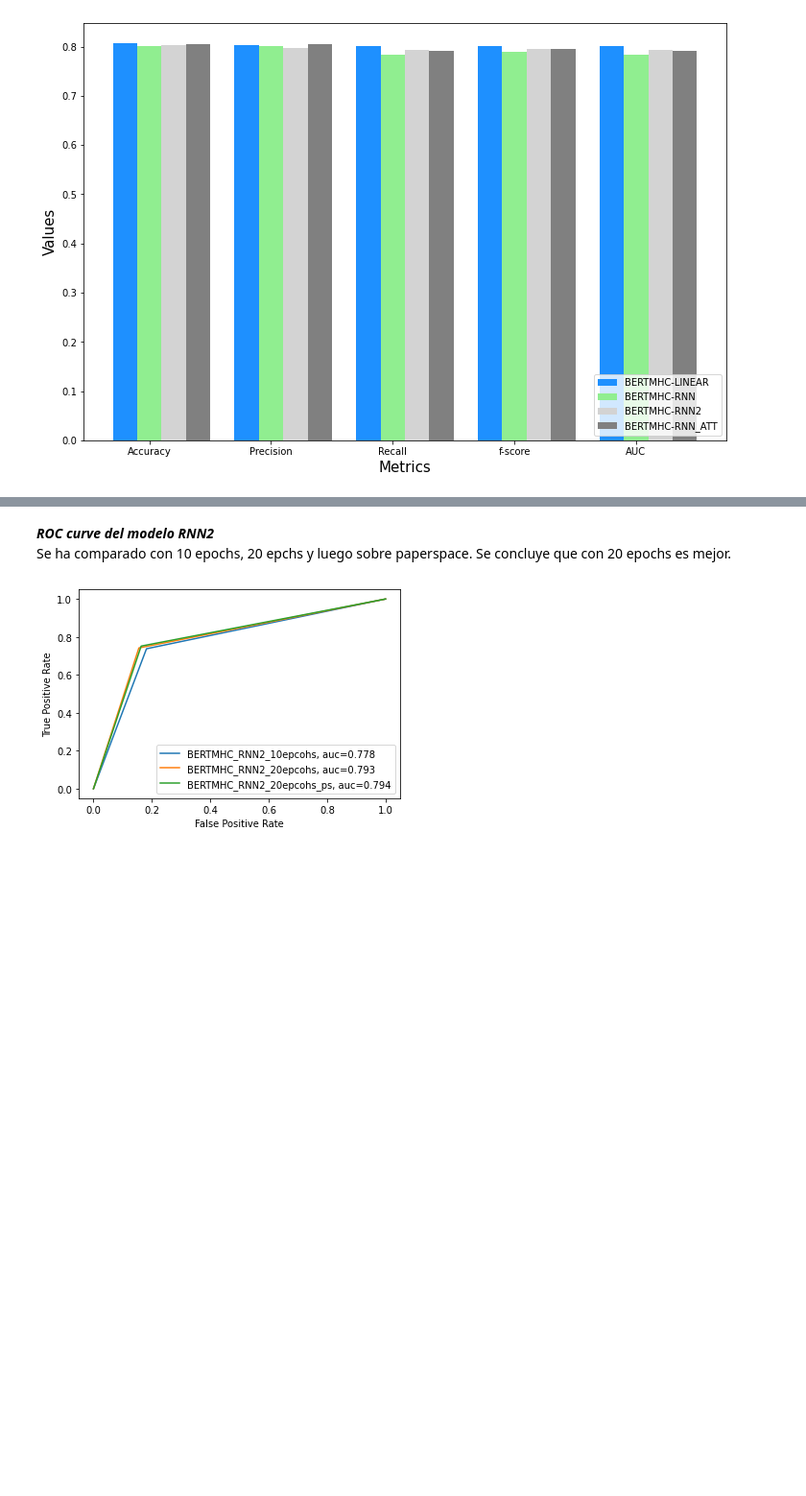
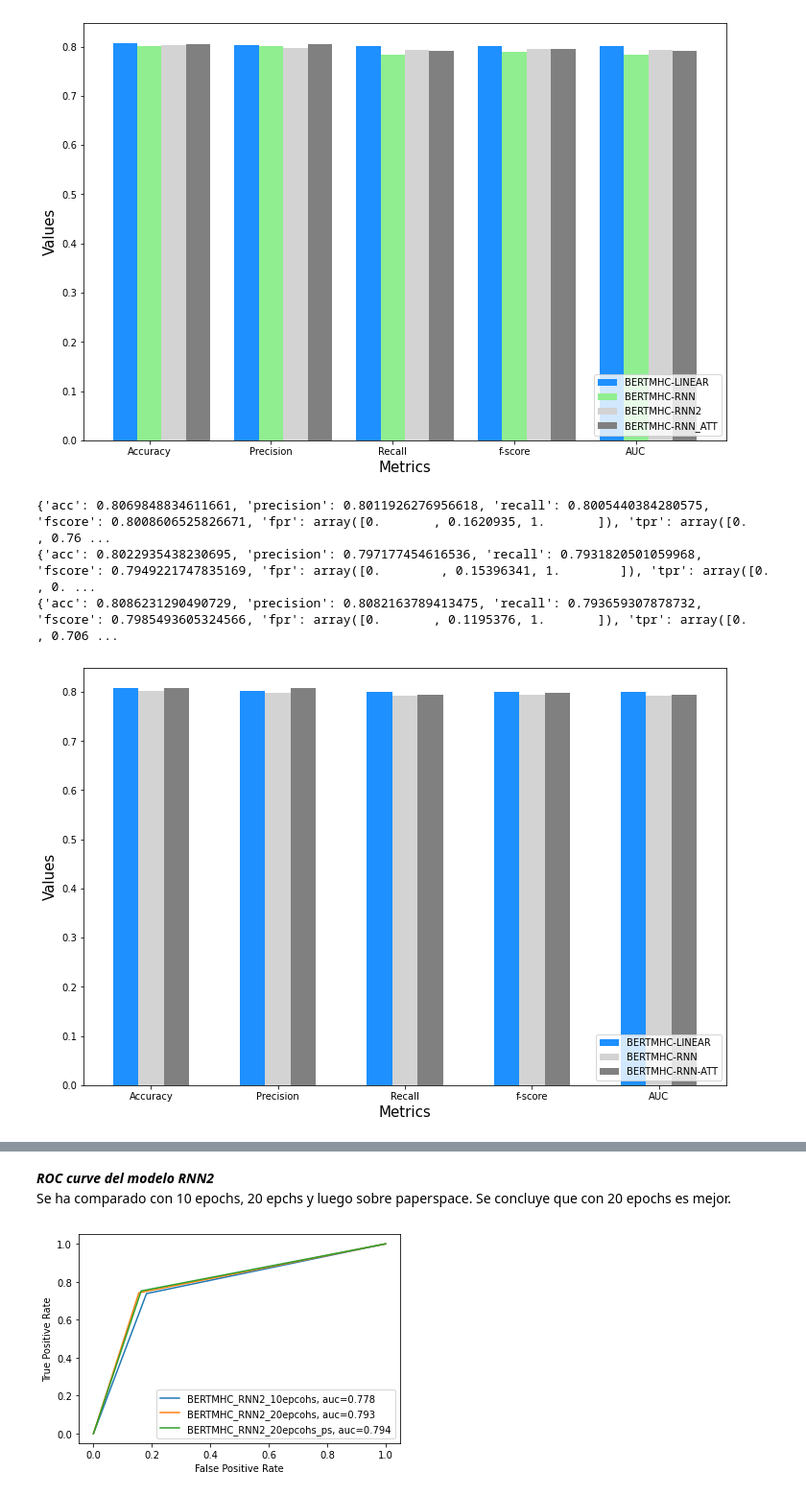
Before and after one commit to arceda/neoantigen, a Jupyter notebook: bertmhc/bertmhc/dataloader.ipynb, the cells around one changed output, grey strips where cells are left out. Shown: that part at 96% size. Cells and saved outputs as stored; diff of their text form; code cells hidden in the pictures; blank space fills up the shorter version.

Commit message:
processing results

```diff
--- a/bertmhc/bertmhc/dataloader.ipynb
+++ b/bertmhc/bertmhc/dataloader.ipynb
@@ -540,2 +536,19 @@ result_9 = compute_metrics("TRAIN_9", "BERTMHC_RNN2") # 20 epochs paperspace
+# %%
+"""
+result_3 = compute_metrics("TRAIN_3", "BERTMHC")
+result_5 = compute_metrics("TRAIN_5", "BERTMHC_RNN")
+result_6 = compute_metrics("TRAIN_6", "BERTMHC_RNN2") # 10 epochs
+result_7 = compute_metrics("TRAIN_7", "BERTMHC_RNN2") # 20 epochs
+result_8 = compute_metrics("TRAIN_8", "BERTMHC_RNN_ATT")
+result_9 = compute_metrics("TRAIN_9", "BERTMHC_RNN2") # 20 epochs paperspace
+"""
+# open results csv
+result_3 = compute_metrics("TRAIN_3", "BERTMHC", load_results=True)
+result_4 = compute_metrics("TRAIN_4", "BERTMHC", load_results=True)
+result_5 = compute_metrics("TRAIN_5", "BERTMHC_RNN", load_results=True)
+result_6 = compute_metrics("TRAIN_6", "BERTMHC_RNN2", load_results=True) # 10 epochs
+result_7 = compute_metrics("TRAIN_7", "BERTMHC_RNN2", load_results=True) # 20 epochs
+result_8 = compute_metrics("TRAIN_8", "BERTMHC_RNN_ATT", load_results=True)
+result_9 = compute_metrics("TRAIN_9", "BERTMHC_RNN2", load_results=True) # 20 epochs paperspace
 # %%
 print( [result_3[i] for i in result_3.keys() if i != 'fpr' and i != 'tpr'] )
@@ -578,3 +594,47 @@ plt.legend(loc="lower right")
 plt.savefig('metrics_comparison.png', dpi=300)
 # %% [output]
 [figure]
+# %%
+# ONLY FOR 3, 7 AND 8
+
+import matplotlib.pyplot as plt
+
+# set width of bar
+barWidth = 0.2
+fig = plt.subplots(figsize =(12, 8))
+
+# set height of bar
+train_3 = [ result_3['acc'], result_3['precision'], result_3['recall'], result_3['fscore'], result_3['auc'] ]
+train_7 = [ result_7['acc'], result_7['precision'], result_7['recall'], result_7['fscore'], result_7['auc'] ]
+train_8 = [ result_8['acc'], result_8['precision'], result_8['recall'], result_8['fscore'], result_8['auc'] ]
+
+# Set position of bar on X axis
+br1 = np.arange(len(train_3))
+br2 = [x + barWidth for x in br1]
+br3 = [x + barWidth for x in br2]
+br4 = [x + barWidth for x in br3]
+
+# Make the plot
+plt.bar(br1, train_3, color ='dodgerblue', width = barWidth, label ='BERTMHC-LINEAR')
+plt.bar(br2, train_7, color ='lightgray', width = barWidth, label ='BERTMHC-RNN')
+plt.bar(br3, train_8, color ='gray', width = barWidth, label ='BERTMHC-RNN-ATT')
+
+# Adding Xticks
+plt.xlabel('Metrics',  fontsize = 15)
+plt.ylabel('Values', fontsize = 15)
+plt.xticks([r + barWidth for r in range(len(train_3))],
+        ['Accuracy', 'Precision', 'Recall', 'f-score', 'AUC'])
+
+plt.legend(loc="lower right")
+#plt.show()
+plt.savefig('metrics_comparison_3_7_8.png', dpi=300)
+
+
+print(result_3)
+print(result_7)
+print(result_8)
+# %% [output]
+{'acc': 0.8069848834611661, 'precision': 0.8011926276956618, 'recall': 0.8005440384280575, 'fscore': 0.8008606525826671, 'fpr': array([0.       , 0.1620935, 1.       ]), 'tpr': array([0.        , 0.76 ...
+{'acc': 0.8022935438230695, 'precision': 0.797177454616536, 'recall': 0.7931820501059968, 'fscore': 0.7949221747835169, 'fpr': array([0.        , 0.15396341, 1.        ]), 'tpr': array([0.        , 0. ...
+{'acc': 0.8086231290490729, 'precision': 0.8082163789413475, 'recall': 0.793659307878732, 'fscore': 0.7985493605324566, 'fpr': array([0.       , 0.1195376, 1.       ]), 'tpr': array([0.        , 0.706 ...
+[figure, added]
```
Also changed, not shown: parts of 11 cells of this notebook, 19 other files.
